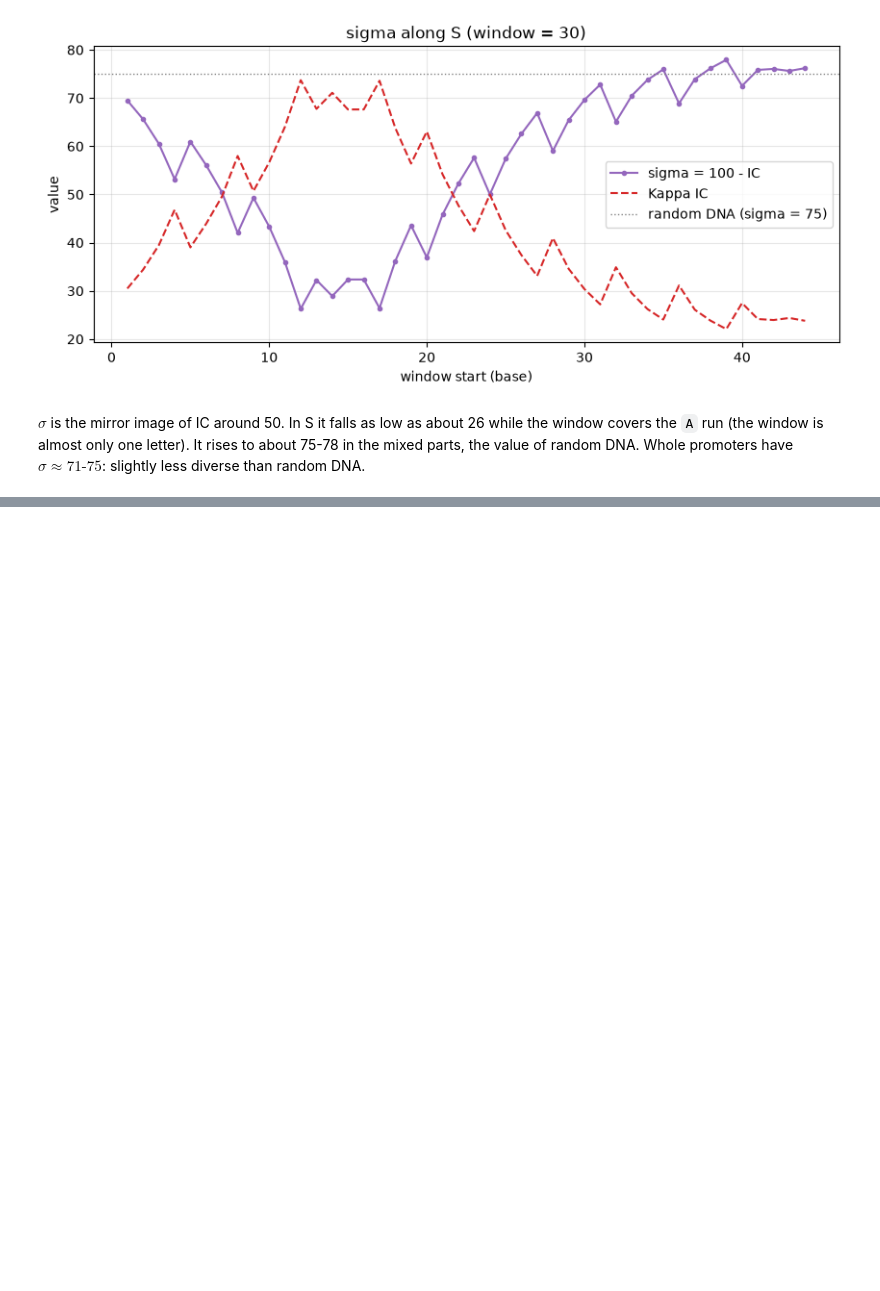
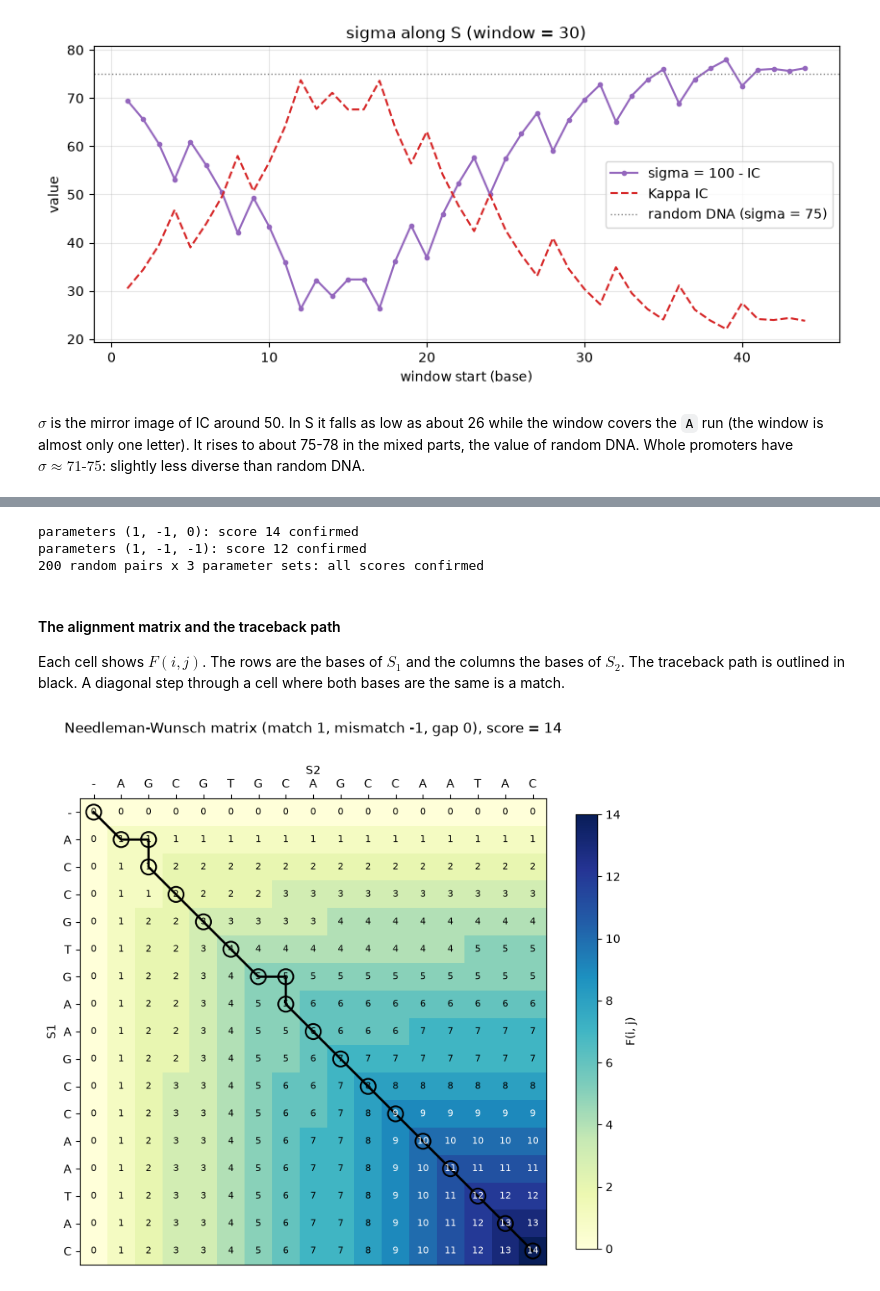
Before and after one commit to mihai-alex-71/Bio-Informatics, a Jupyter notebook: lab8/lab8.ipynb, the cells around one changed output, grey strips where cells are left out. Saved outputs shown, nothing was run; the diff lists cells and outputs as text; code cells hidden in the pictures; blank space fills up the shorter version.

Commit message:
Lab 8 Exercise 2: global alignment of two DNA sequences (Needleman-Wunsch)

```diff
--- a/lab8/lab8.ipynb
+++ b/lab8/lab8.ipynb
@@ -544,0 +628,6 @@ promoters have $\sigma \approx 71\text{-}75$: slightly less diverse than random
+# %%
+S1 = "ACCGTGAAGCCAATAC"
+S2 = "AGCGTGCAGCCAATAC"
+
+al = global_alignment(S1, S2, match=1, mismatch=-1, gap=0)
+show_alignment(al)
@@ -544,0 +648,72 @@ promoters have $\sigma \approx 71\text{-}75$: slightly less diverse than random
+# %%
+from functools import lru_cache
+
+
+def column_score(al):
+    match, mismatch, gap = al["params"]
+    return sum(gap if "-" in (a, b) else (match if a == b else mismatch) for a, b in zip(al["a1"], al["a2"]))
+
+
+def best_score_bruteforce(s1, s2, match, mismatch, gap):
+    @lru_cache(maxsize=None)
+    def best(i, j):  # best score for aligning s1[i:] with s2[j:]
+        if i == len(s1):
+            return (len(s2) - j) * gap
+        if j == len(s2):
+            return (len(s1) - i) * gap
+        return max(best(i + 1, j + 1) + (match if s1[i] == s2[j] else mismatch),
+                   best(i + 1, j) + gap, best(i, j + 1) + gap)
+    return best(0, 0)
+
+
+for params in [(1, -1, 0), (1, -1, -1)]:
+    a = global_alignment(S1, S2, *params)
+    assert a["a1"].replace("-", "") == S1 and a["a2"].replace("-", "") == S2
+    assert column_score(a) == a["score"] == best_score_bruteforce(S1, S2, *params)
+    print(f"parameters {params}: score {a['score']} confirmed")
+
+random.seed(2)
+for _ in range(200):
+    x = "".join(random.choice("ACGT") for _ in range(random.randint(1, 12)))
+    y = "".join(random.choice("ACGT") for _ in range(random.randint(1, 12)))
+    for params in [(1, -1, 0), (1, -1, -1), (2, -1, -2)]:
+        a = global_alignment(x, y, *params)
+        assert column_score(a) == a["score"] == best_score_bruteforce(x, y, *params)
+print("200 random pairs x 3 parameter sets: all scores confirmed")
+# %% [output]
+parameters (1, -1, 0): score 14 confirmed
+parameters (1, -1, -1): score 12 confirmed
+200 random pairs x 3 parameter sets: all scores confirmed
+# %% [markdown]
+#### The alignment matrix and the traceback path
+
+Each cell shows $F(i, j)$. The rows are the bases of $S_1$ and the columns the bases of $S_2$. The traceback path is
+outlined in black. A diagonal step through a cell where both bases are the same is a match.
+# %%
+def plot_alignment_matrix(al, ax):
+    F, s1, s2 = al["F"], al["s1"], al["s2"]
+    im = ax.imshow(F, cmap="YlGnBu")
+    for i in range(F.shape[0]):
+        for j in range(F.shape[1]):
+            ax.text(j, i, F[i, j], ha="center", va="center", fontsize=8,
+                    color="white" if F[i, j] > F.max() * 0.6 else "black")
+    py, px = zip(*al["path"])
+    ax.plot(px, py, color="black", lw=2)
+    ax.scatter(px, py, s=170, facecolors="none", edgecolors="black", lw=1.5)
+    ax.set_xticks(range(F.shape[1]), ["-"] + list(s2))
+    ax.set_yticks(range(F.shape[0]), ["-"] + list(s1))
+    ax.xaxis.tick_top()
+    ax.set_xlabel("S2")
+    ax.xaxis.set_label_position("top")
+    ax.set_ylabel("S1")
+    match, mismatch, gap = al["params"]
+    ax.set_title(f"Needleman-Wunsch matrix (match {match}, mismatch {mismatch}, gap {gap}), score = {al['score']}",
+                 pad=28)
+    return im
+
+
+fig, ax = plt.subplots(figsize=(9, 9))
+fig.colorbar(plot_alignment_matrix(al, ax), ax=ax, shrink=0.75, label="F(i, j)")
+plt.show()
+# %% [output]
+[figure, added]
```
Also changed, not shown: parts of 12 cells of this notebook, 1 other file.
